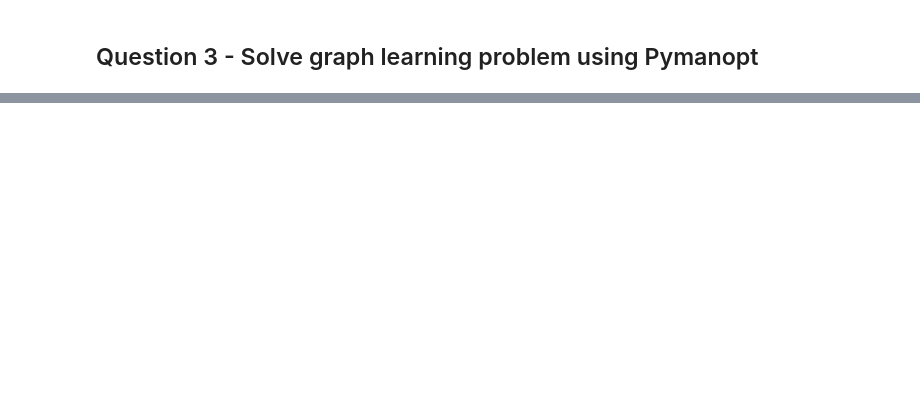
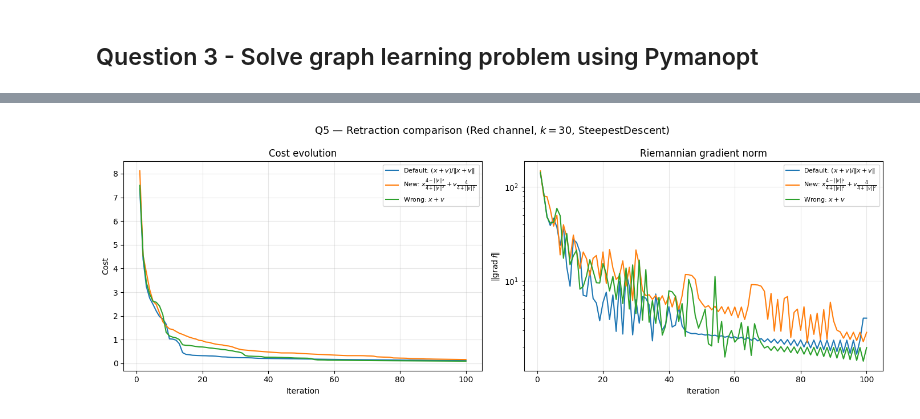
Before and after one commit to AhouLucas/LINMA2474-Project, a Jupyter notebook: P1/main.ipynb, the cells around one changed output, grey strips where cells are left out. Drawn from its saved outputs; the diff is of its cells as text; code cells hidden in the pictures; blank space fills up the shorter version.

```diff
--- a/P1/main.ipynb
+++ b/P1/main.ipynb
@@ -240,0 +508,16 @@ def solve_graph_learning(channel: str,
+# %%
+class SphereNewRetraction(Sphere):
+    """Sphere manifold with the retraction from Exercise 3:
+        R_v^new(x) = x * (4 - ||v||^2) / (4 + ||v||^2) + v * 4 / (4 + ||v||^2)
+    """
+    def retraction(self, point, tangent_vector):
+        nv2 = np.linalg.norm(tangent_vector)**2
+        return point * (4 - nv2) / (4 + nv2) + tangent_vector * 4 / (4 + nv2)
+
+
+class SphereWrongRetraction(Sphere):
+    """Sphere manifold with a WRONG retraction: R_v^wrong(x) = x + v
+    (does not map back to the sphere)
+    """
+    def retraction(self, point, tangent_vector):
+        return point + tangent_vector
@@ -240,0 +580,33 @@ def solve_graph_learning(channel: str,
+# %%
+# Plot cost evolution and gradient norm for all 3 retractions
+fig, axes = plt.subplots(1, 2, figsize=(14, 5))
+
+for label, res in results_q5.items():
+    if res is None:
+        continue
+    costs = res.log['iterations']['cost']
+    grad_norms = res.log['iterations']['gradient_norm']
+    iters = range(1, len(costs) + 1)
+
+    axes[0].plot(iters, costs, label=label)
+    axes[1].plot(range(1, len(grad_norms) + 1), grad_norms, label=label)
+
+axes[0].set_xlabel('Iteration')
+axes[0].set_ylabel('Cost')
+axes[0].set_title('Cost evolution')
+axes[0].legend(fontsize=8)
+axes[0].grid(True, alpha=0.3)
+
+axes[1].set_xlabel('Iteration')
+axes[1].set_ylabel('$\\|\\mathrm{grad}\\, f\\|$')
+axes[1].set_title('Riemannian gradient norm')
+axes[1].legend(fontsize=8)
+axes[1].grid(True, alpha=0.3)
+axes[1].set_yscale('log')
+
+plt.suptitle('Q5 — Retraction comparison (Red channel, $k=30$, SteepestDescent)', fontsize=13)
+plt.tight_layout()
+plt.savefig("figures/q5_retraction_comparison.svg", bbox_inches="tight")
+plt.show()
+# %% [output]
+[figure, added]
```
Also changed, not shown: parts of 11 cells of this notebook, 6 other files.
